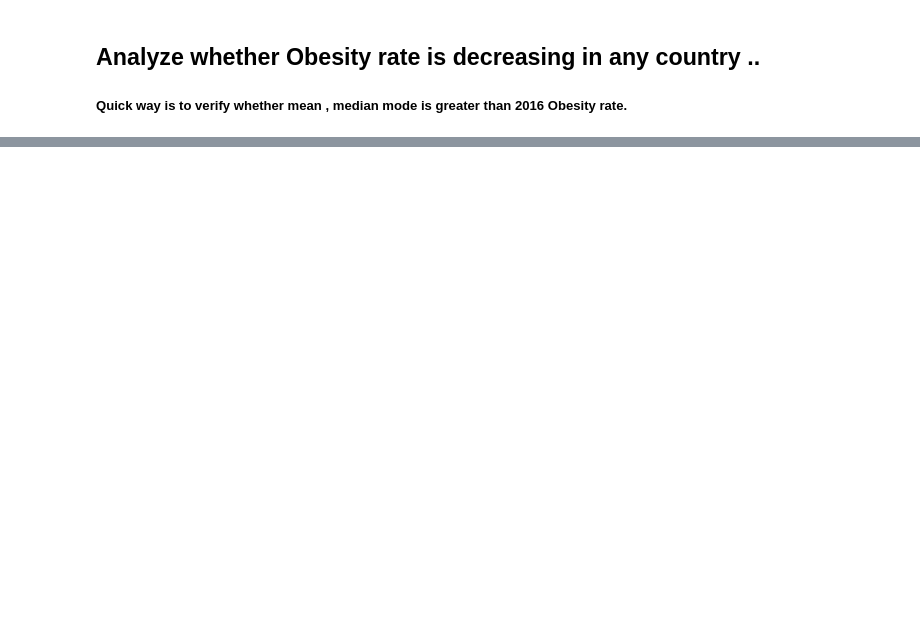
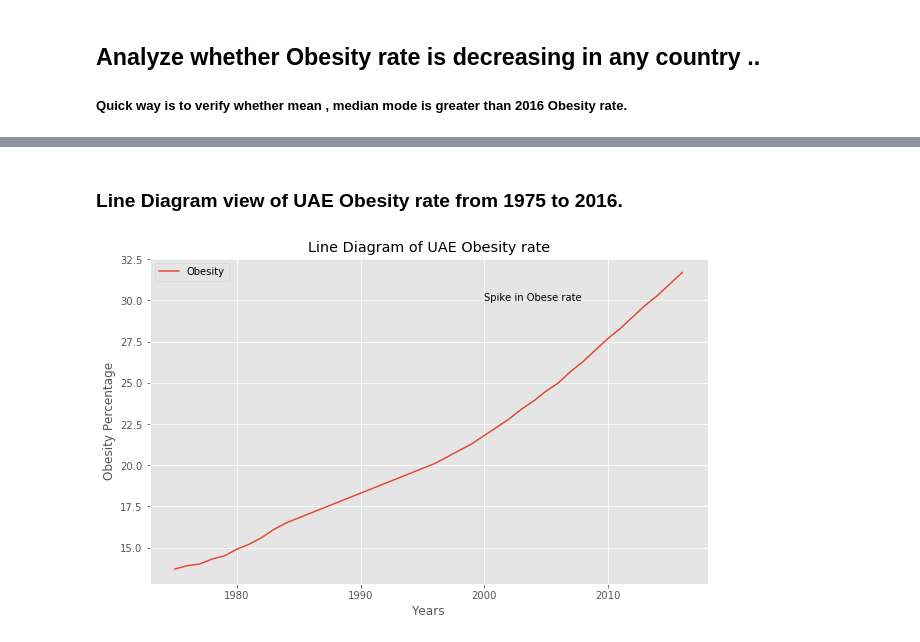
Before and after one commit to Upendrapcu/Analysis-of-Obesity-data-, a Jupyter notebook: Obesity Analysis.ipynb, the cells around one changed output, grey strips where cells are left out. Cells and saved outputs as stored; diff of their text form; code cells hidden in the pictures; blank space fills up the shorter version.

```diff
--- a/Obesity Analysis.ipynb
+++ b/Obesity Analysis.ipynb
@@ -424,0 +325,4 @@ Text(0.5, 1.0, 'Bottom 15 countries with more obesity rate')
+# %%
+## Lets analyze the United Arab Emirates Obesity ratio from last 4 decades
+df_UAElist = df_obesty[(df_obesty['Country'] == 'United Arab Emirates')]
+df_UAElist.head()
@@ -424,0 +336,6 @@ Text(0.5, 1.0, 'Bottom 15 countries with more obesity rate')
+# %%
+# Pick the column that are necessary and set index to Year.
+
+df_UAE=df_UAElist[['Year','Obesity']].set_index('Year')
+
+df_UAE.head()
@@ -424,0 +350,13 @@ Text(0.5, 1.0, 'Bottom 15 countries with more obesity rate')
+# %% [markdown]
+### Line Diagram view of UAE Obesity rate from 1975 to 2016.
+# %%
+# Line Diagram view of UAE Obecity ratetop 15 countries with Obesity.
+df_UAE.plot(kind='line', figsize=(10, 6))
+
+plt.title('Line Diagram of UAE Obesity rate') # add a title to the histogram
+plt.xlabel('Years') # add y-label
+plt.ylabel('Obesity Percentage') # add x-label
+plt.text(2000, 30.0, 'Spike in Obese rate')
+plt.show()
+# %% [output]
+[figure, added]
```
Also changed, not shown: parts of 31 cells of this notebook.
